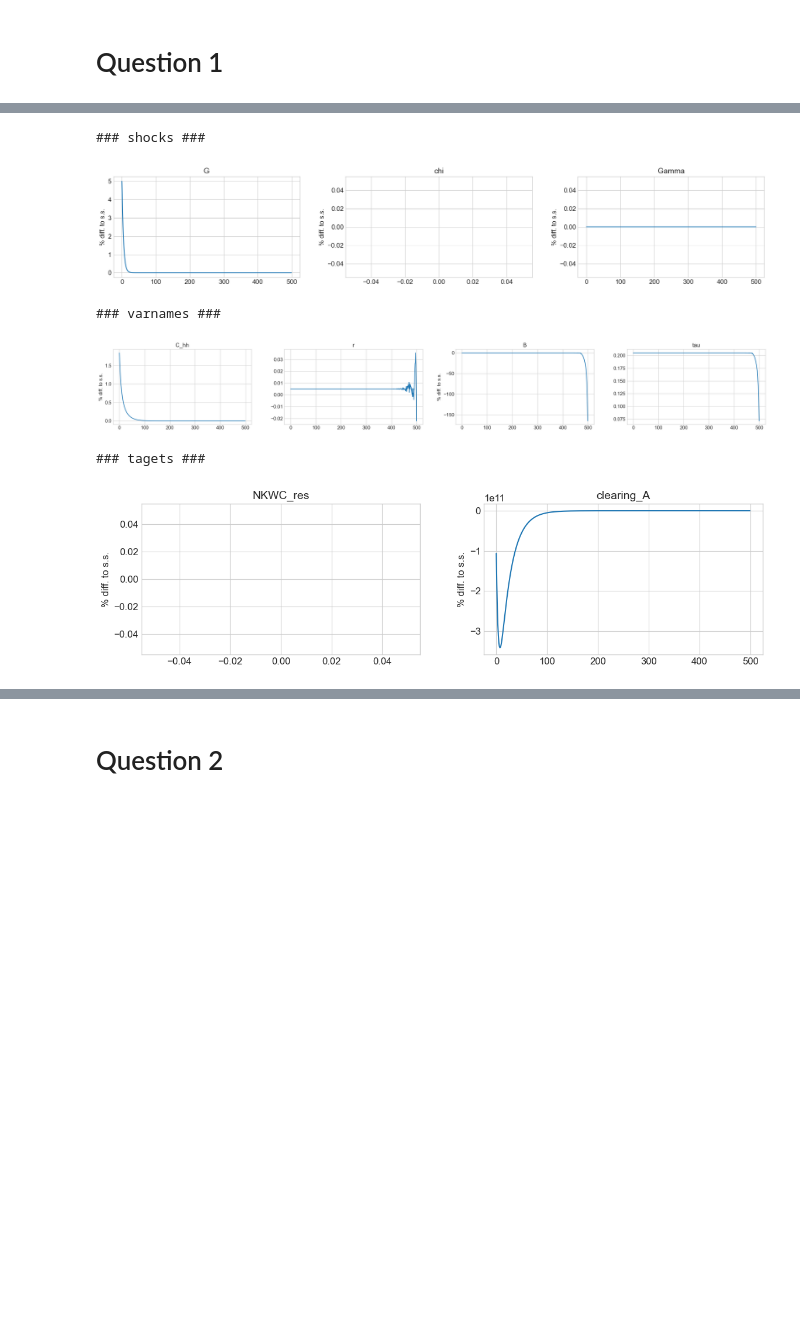
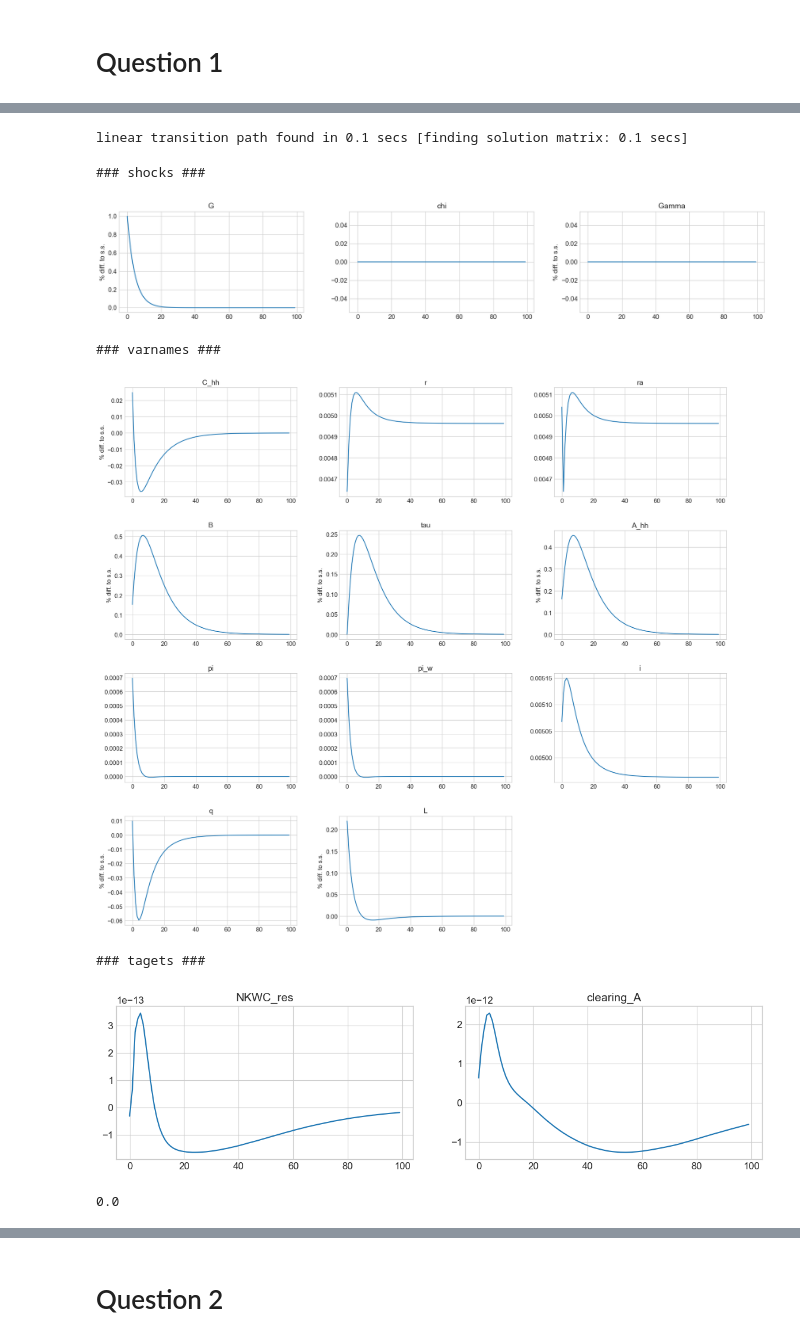
Before and after one commit to AskerNC/AdvMacroHet, a Jupyter notebook: Assignments/Handin/A2_HANK/HANK.ipynb, the cells around one changed output, grey strips where cells are left out. Cells and saved outputs as stored; diff of their text form; code cells hidden in the pictures; blank space fills up the shorter version.

```diff
--- a/Assignments/Handin/A2_HANK/HANK.ipynb
+++ b/Assignments/Handin/A2_HANK/HANK.ipynb
@@ -263,7 +275,11 @@ H_Z            : cond = 1.4e+58 [mean =  1.3e+44]
 # %%
-model.par.jump_G = 0.01
+model.par.jump_G = 0.01*ss.G
 model.par.rho_G = 0.8
 
+# Just to make sure, when jumping forewards and back
+model.par.jump_chi = 0.0
+model.par.rho_chi = 0.0
+
 model.find_transition_path(do_print=True)
 # %% [output]
 finding the transition path:
@@ -287,12 +303,20 @@ ValueError: GEModelTools: Number of backtracks exceeds 30
-# %%
-paths = ['C_hh','r','B','tau']
-lvl_value = ['r','tau']
-#model.show_IRFs(paths,do_linear=True)
-model.show_IRFs(paths,lvl_value=lvl_value)
-# %% [output]
-### shocks ###
-[figure, removed]
-### varnames ###
-[figure, removed]
-### tagets ###
-[figure, removed]
+# %%
+model.find_IRFs(do_print=True)
+# %% [output]
+linear transition path found in 0.1 secs [finding solution matrix: 0.1 secs]
+# %%
+paths = ['C_hh','r','ra','B','tau','A_hh','pi','pi_w','i','q','L']
+#paths =['Y','A_hh','B','i','r','pi','q','C_hh','tau']
+lvl_value = ['r','pi','pi_w','i','NKWC_res','clearing_A','chi','ra']
+model.show_IRFs(paths,lvl_value=lvl_value,T_max=100,ncols=3)
+# %% [output]
+### shocks ###
+[figure, added]
+### varnames ###
+[figure, added]
+### tagets ###
+[figure, added]
+# %%
+(model.path.tau[0,0]-ss.tau)/ss.tau
+# %% [output]
+0.0
```
Also changed, not shown: parts of 18 cells of this notebook, 3 other files.
